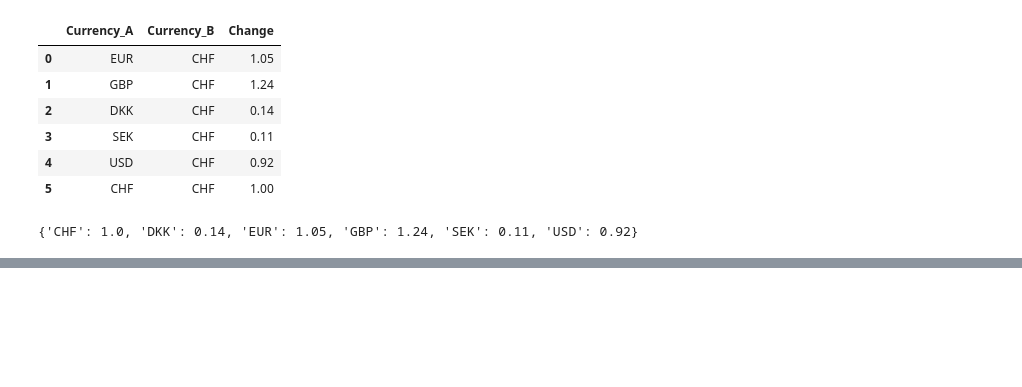
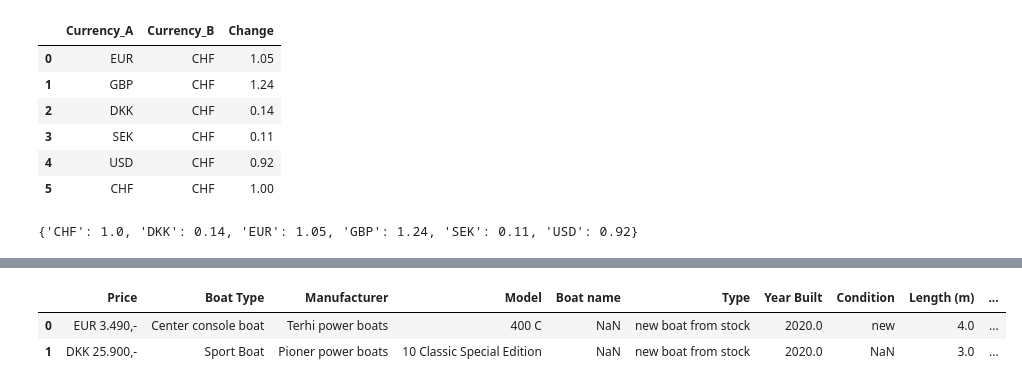
Before and after one commit to guillaumeovf/CarLoanDefault, a Jupyter notebook: Boat_Price.ipynb, the cells around one changed output, grey strips where cells are left out. Saved outputs shown, nothing was run; the diff lists cells and outputs as text; code cells hidden in the pictures; blank space fills up the shorter version.

```diff
--- a/Boat_Price.ipynb
+++ b/Boat_Price.ipynb
@@ -770,0 +789,6 @@ new_price = data_part.apply(lambda x: dict_change[x[0]] * x[2], axis=1)
+# %%
+train_val.head(2)
+# %% [output]
+|  | Price | Boat Type | Manufacturer | Model | Boat name | Type | Year Built | Condition | Length (m) | ... |
+| 0 | EUR 3.490,- | Center console boat | Terhi power boats | 400 C | NaN | new boat from stock | 2020.0 | new | 4.0 | ... |
+| 1 | DKK 25.900,- | Sport Boat | Pioner power boats | 10 Classic Special Edition | NaN | new boat from stock | 2020.0 | NaN | 3.0 | ... |
```
Also changed, not shown: parts of 2 cells of this notebook.
